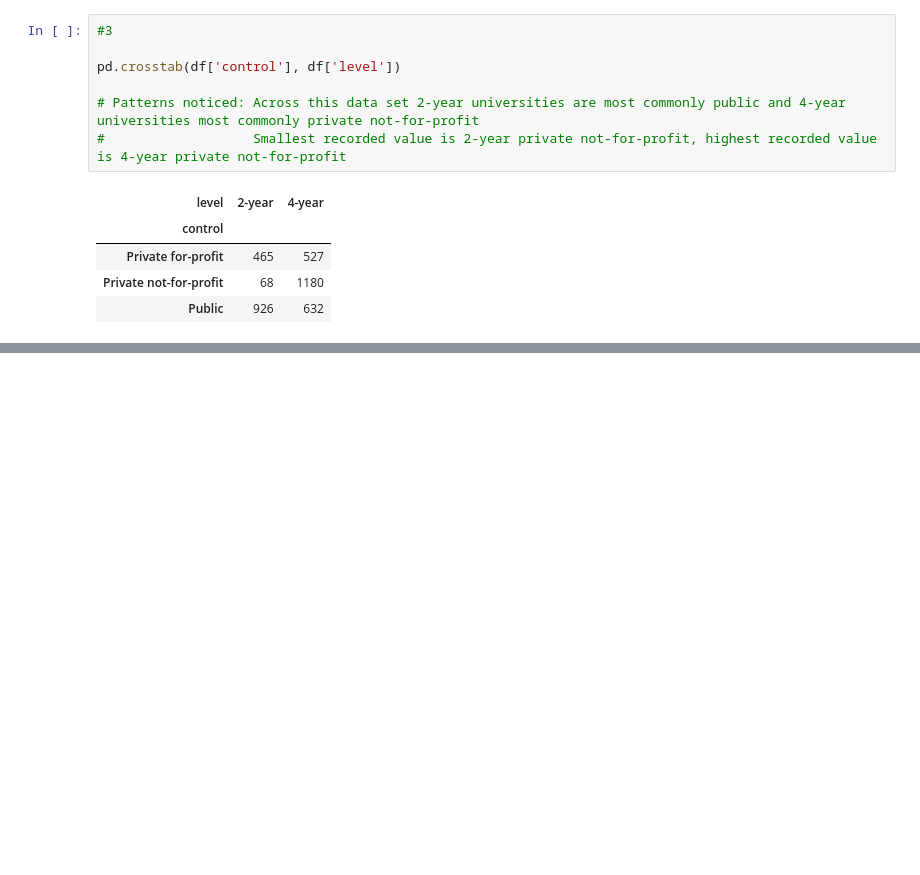
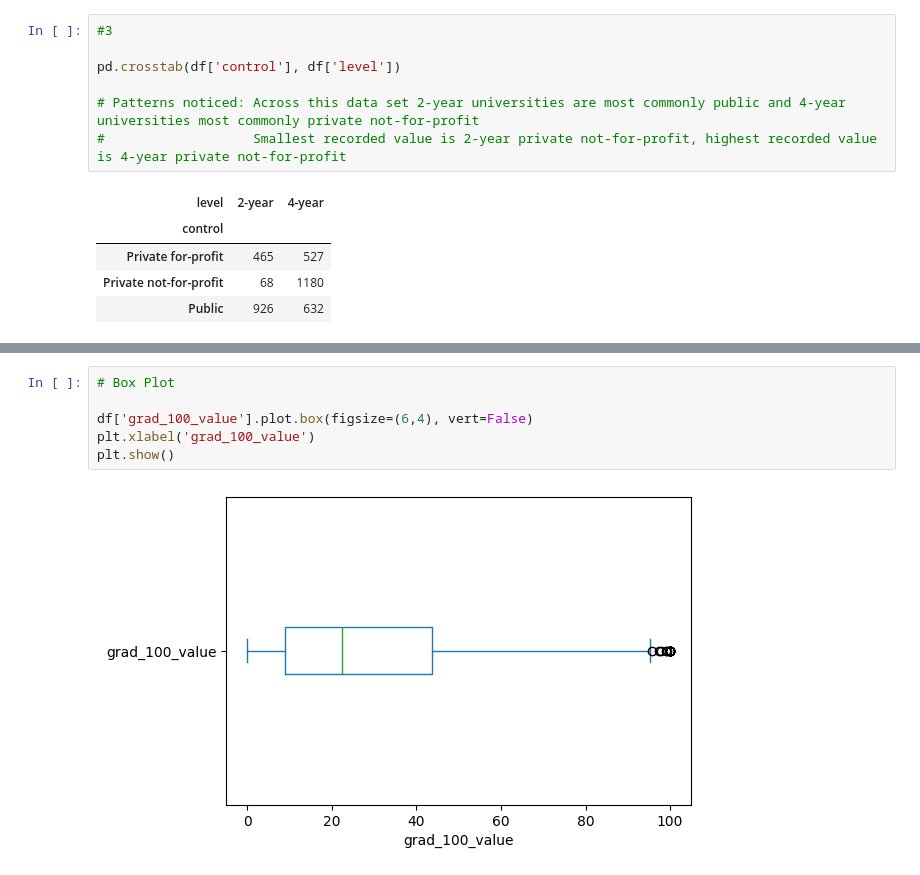
Before and after one commit to miacachion/visualization_assignment, a Jupyter notebook: assignment.ipynb, the cells around one changed output, grey strips where cells are left out. Drawn from its saved outputs; the diff is of its cells as text; blank space fills up the shorter version.

```diff
--- a/assignment.ipynb
+++ b/assignment.ipynb
@@ -113,0 +142,8 @@ pd.crosstab(df['control'], df['level'])
+# %%
+# Box Plot
+
+df['grad_100_value'].plot.box(figsize=(6,4), vert=False)
+plt.xlabel('grad_100_value')
+plt.show()
+# %% [output]
+[figure, added]
```
Also changed, not shown: parts of 5 cells of this notebook.
